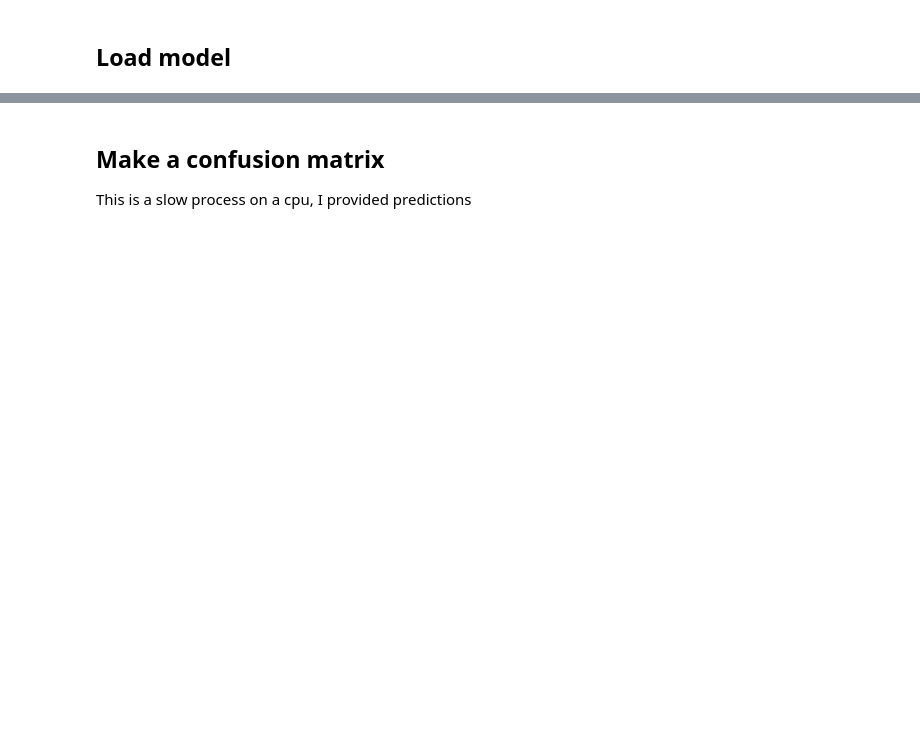
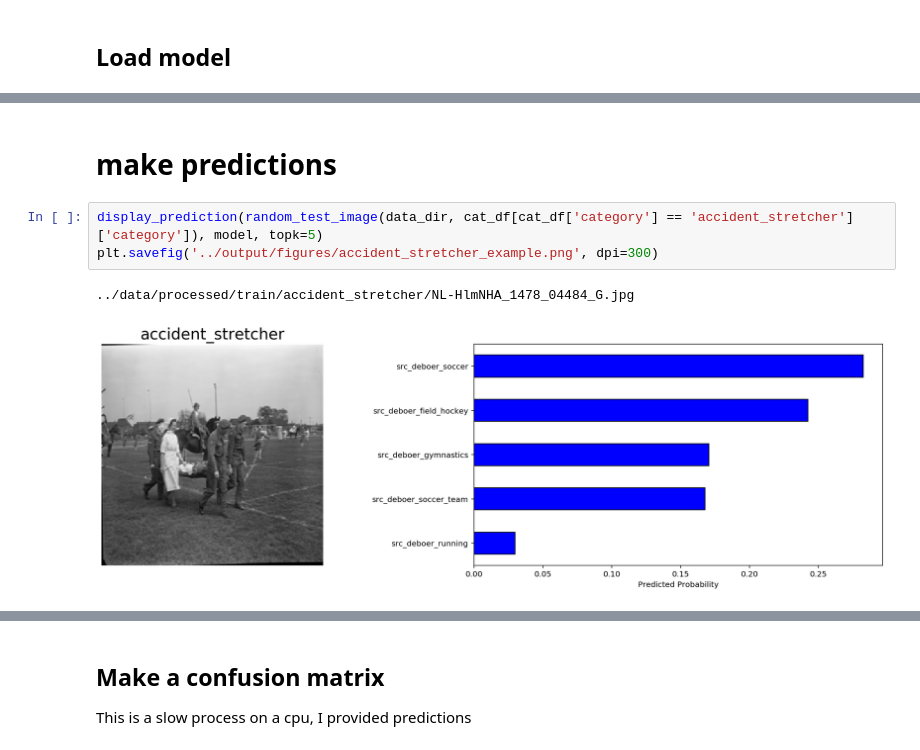
Before and after one commit to melvinwevers/hisvis, a Jupyter notebook: notebooks/explore_results.ipynb, the cells around one changed output, grey strips where cells are left out. Cells and saved outputs as stored; diff of their text form; blank space fills up the shorter version.

```diff
--- a/notebooks/explore_results.ipynb
+++ b/notebooks/explore_results.ipynb
@@ -211,0 +172,8 @@ total_trainable_params: 558982
+# %% [markdown]
+# make predictions
+# %%
+display_prediction(random_test_image(data_dir, cat_df[cat_df['category'] == 'accident_stretcher']['category']), model, topk=5)
+plt.savefig('../output/figures/accident_stretcher_example.png', dpi=300)
+# %% [output]
+../data/processed/train/accident_stretcher/NL-HlmNHA_1478_04484_G.jpg
+[figure, added]
```
Also changed, not shown: parts of 38 cells of this notebook, 58 other files.
